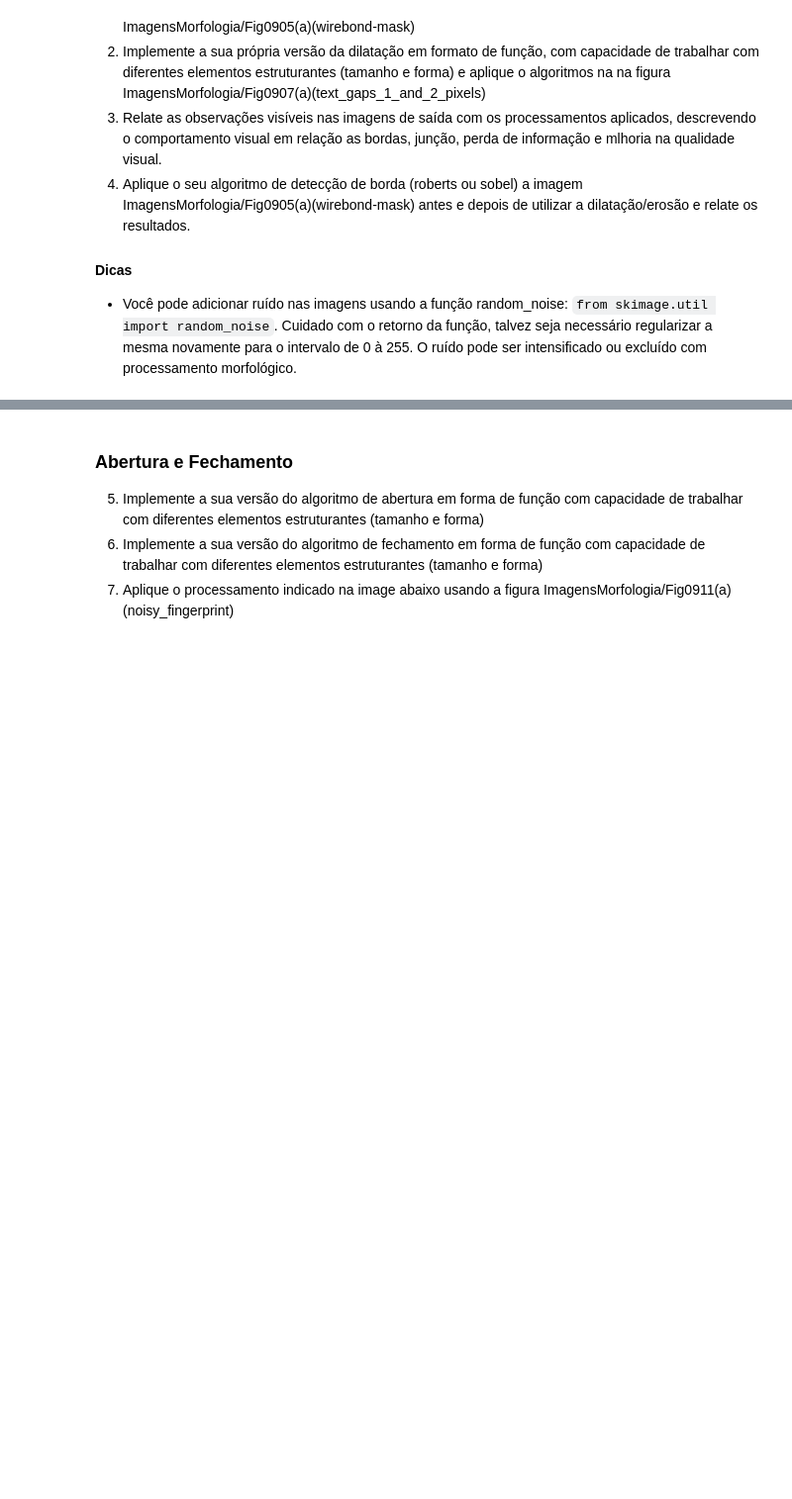
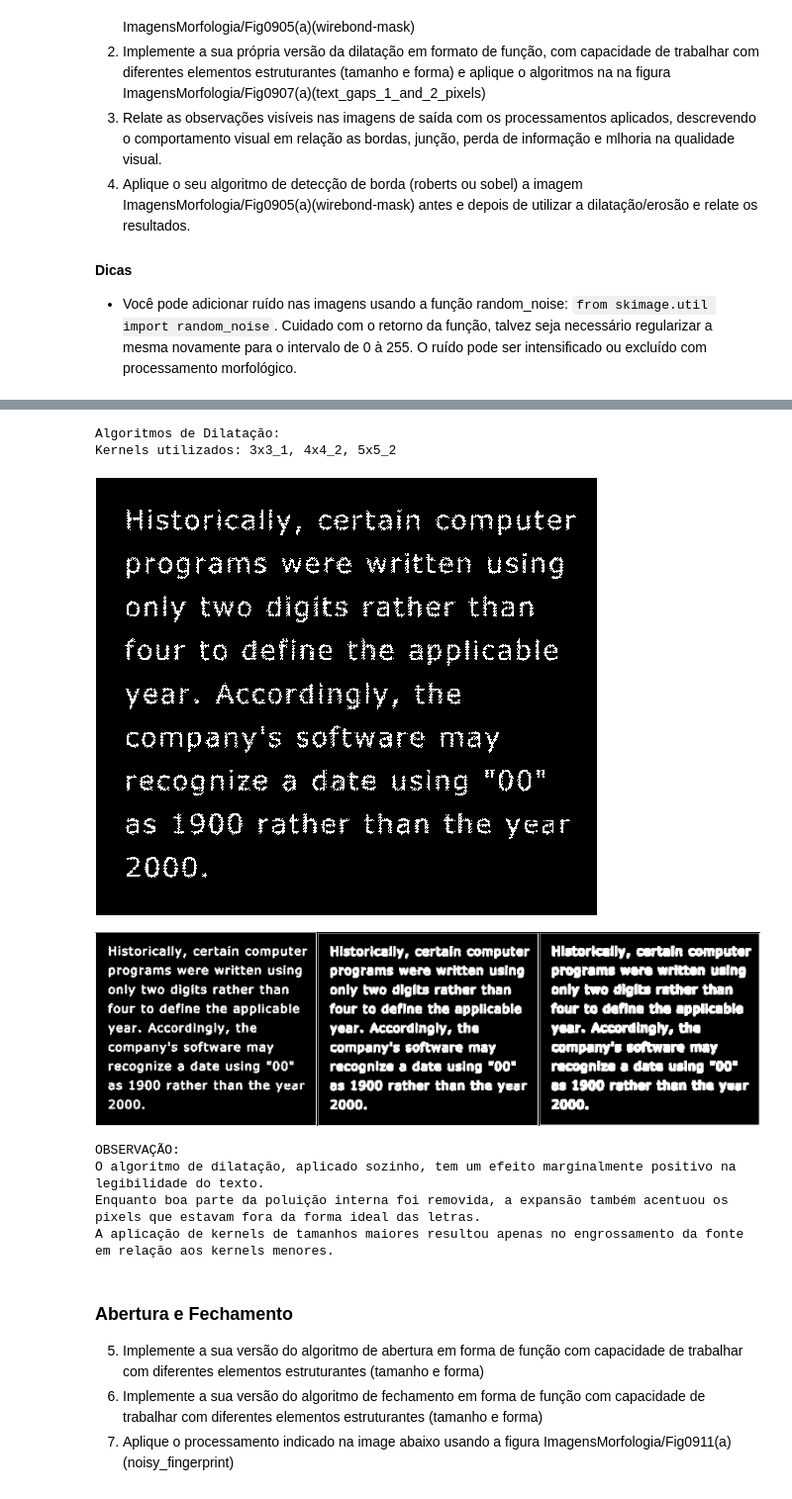
Before and after one commit to viniuniv/PDI-m2.1, a Jupyter notebook: PDI/Prática_Processamento_Morfológico.ipynb, the cells around one changed output, grey strips where cells are left out. Shown at 99% size. Drawn from its saved outputs; the diff is of its cells as text; code cells hidden in the pictures; blank space fills up the shorter version.

```diff
--- a/PDI/Prática_Processamento_Morfológico.ipynb
+++ b/PDI/Prática_Processamento_Morfológico.ipynb
@@ -39,3 +162,27 @@ plt.show()
+# %%
+print("Algoritmos de Dilatação:")
+print("Kernels utilizados: 3x3_1, 4x4_2, 5x5_2")
+imgd = cv2.imread("/content/Fig0907(a)(text_gaps_1_and_2_pixels).tif", cv2.IMREAD_GRAYSCALE)
+
+imgd1 = dilatacao(imgd)
+imgd2 = dilatacao(imgd, kernel_4x4_2)
+imgd3 = dilatacao(imgd, kernel_5x5_2)
+
+cv2_imshow(imgd)
+cv2_imshow(np.hstack([imgd1, imgd2, imgd2]))
+print("OBSERVAÇÃO:")
+print("O algoritmo de dilatação, aplicado sozinho, tem um efeito marginalmente positivo na legibilidade do texto.")
+print("Enquanto boa parte da poluição interna foi removida, a expansão também acentuou os pixels que estavam fora da forma ideal das letras.")
+print("A aplicação de kernels de tamanhos maiores resultou apenas no engrossamento da fonte em relação aos kernels menores.")
+# %% [output]
+Algoritmos de Dilatação:
+Kernels utilizados: 3x3_1, 4x4_2, 5x5_2
+[figure, added]
+[figure, added]
+OBSERVAÇÃO:
+O algoritmo de dilatação, aplicado sozinho, tem um efeito marginalmente positivo na legibilidade do texto.
+Enquanto boa parte da poluição interna foi removida, a expansão também acentuou os pixels que estavam fora da forma ideal das letras.
+A aplicação de kernels de tamanhos maiores resultou apenas no engrossamento da fonte em relação aos kernels menores.
 # %% [markdown]
 ### Abertura e Fechamento
 
```
Also changed, not shown: parts of 4 cells of this notebook.
